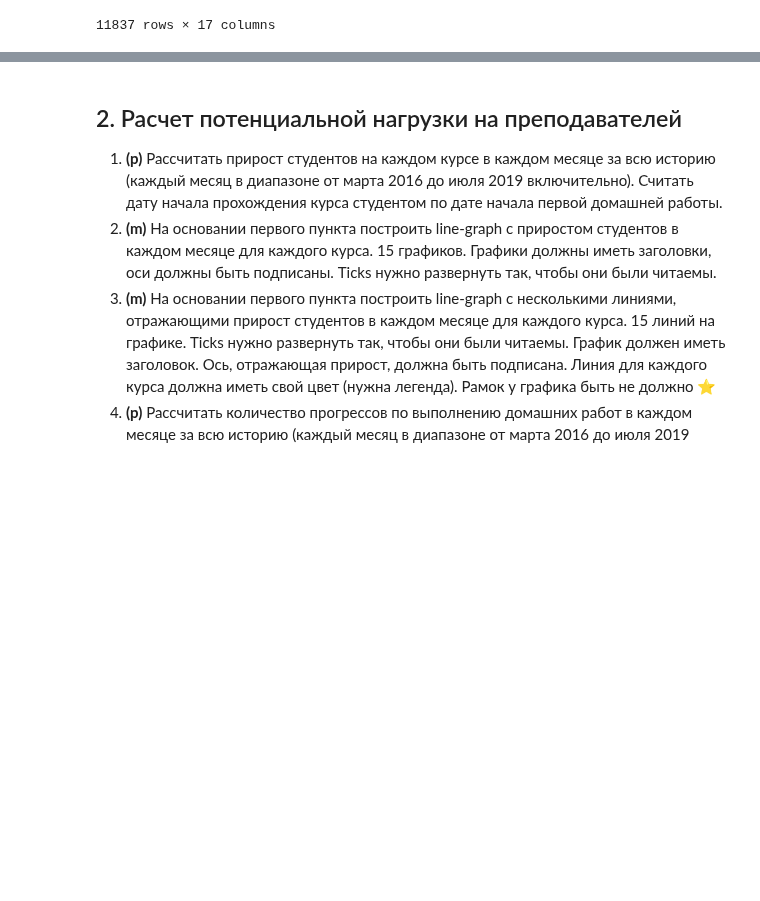
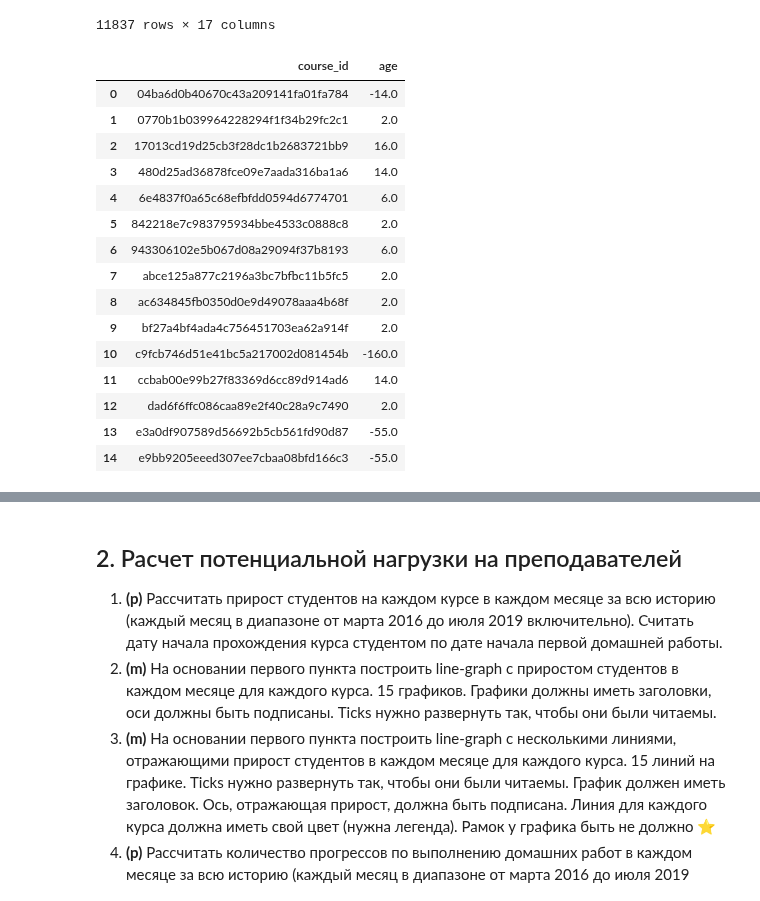
Before and after one commit to larinsi/DS0P, a Jupyter notebook: Course_work_entry_level_analyst/Cousework_analitycs_1/Coursework_analytics_1.ipynb, the cells around one changed output, grey strips where cells are left out. Saved outputs shown, nothing was run; the diff lists cells and outputs as text; code cells hidden in the pictures; blank space fills up the shorter version.

```diff
--- a/Course_work_entry_level_analyst/Cousework_analitycs_1/Coursework_analytics_1.ipynb
+++ b/Course_work_entry_level_analyst/Cousework_analitycs_1/Coursework_analytics_1.ipynb
@@ -319,3 +289,24 @@ df_course_age
 | 11835 | 258e4bf0dcad5785877d8a40f7e633db | 1 | 5 | done | 2019-06-04 15:56:18.506075+00:00 | 2019-06-04 15:56:19.269479+00:00 | 00c6fcbb64727b2d4677f44f0f425754 | 943306102e5b067d08a29094f37b8193 | ... |
 | 11836 | 1f85423dc45ff6b70d4dcc799ef09cff | 6 | 13 | done | 2019-07-07 16:46:40.640022+00:00 | 2019-07-14 20:11:54.107696+00:00 | aa28498a5eee409e411f70c52fefed0a | 943306102e5b067d08a29094f37b8193 | ... |
 11837 rows × 17 columns
+# %%
+# Минимальный возраст студентов на каждом курсе
+
+df_course_age.groupby('course_id')['age'].min().reset_index()
+# %% [output]
+|  | course_id | age |
+| 0 | 04ba6d0b40670c43a209141fa01fa784 | -14.0 |
+| 1 | 0770b1b039964228294f1f34b29fc2c1 | 2.0 |
+| 2 | 17013cd19d25cb3f28dc1b2683721bb9 | 16.0 |
+| 3 | 480d25ad36878fce09e7aada316ba1a6 | 14.0 |
+| 4 | 6e4837f0a65c68efbfdd0594d6774701 | 6.0 |
+| 5 | 842218e7c983795934bbe4533c0888c8 | 2.0 |
+| 6 | 943306102e5b067d08a29094f37b8193 | 6.0 |
+| 7 | abce125a877c2196a3bc7bfbc11b5fc5 | 2.0 |
+| 8 | ac634845fb0350d0e9d49078aaa4b68f | 2.0 |
+| 9 | bf27a4bf4ada4c756451703ea62a914f | 2.0 |
+| 10 | c9fcb746d51e41bc5a217002d081454b | -160.0 |
+| 11 | ccbab00e99b27f83369d6cc89d914ad6 | 14.0 |
+| 12 | dad6f6ffc086caa89e2f40c28a9c7490 | 2.0 |
+| 13 | e3a0df907589d56692b5cb561fd90d87 | -55.0 |
+| 14 | e9bb9205eeed307ee7cbaa08bfd166c3 | -55.0 |
```
Also changed, not shown: parts of 5 cells of this notebook.
